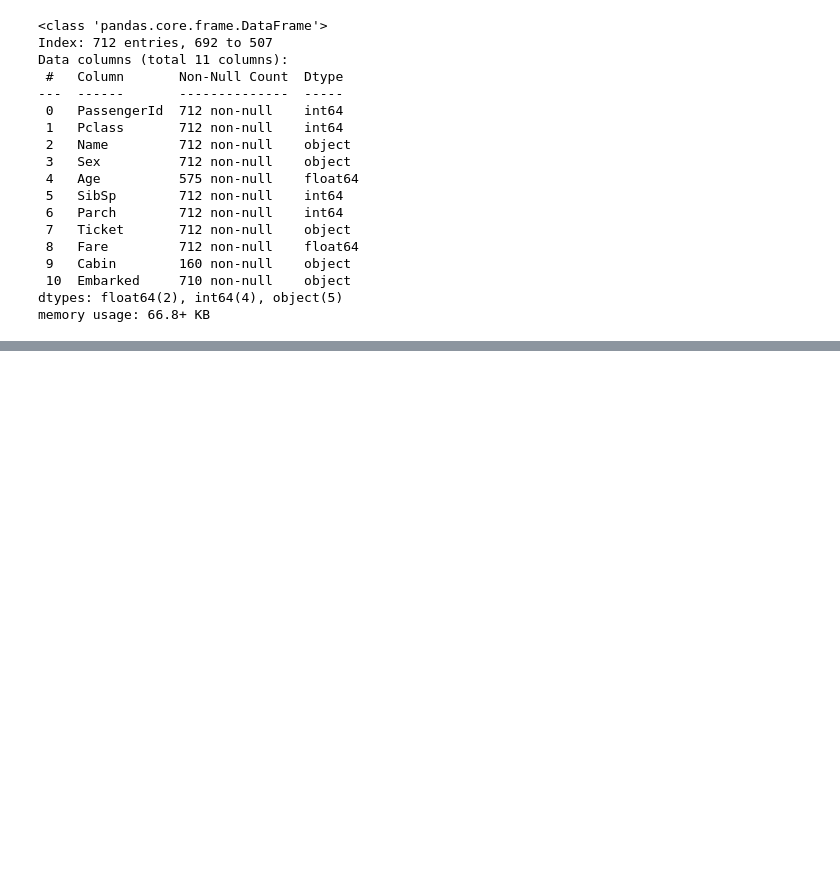
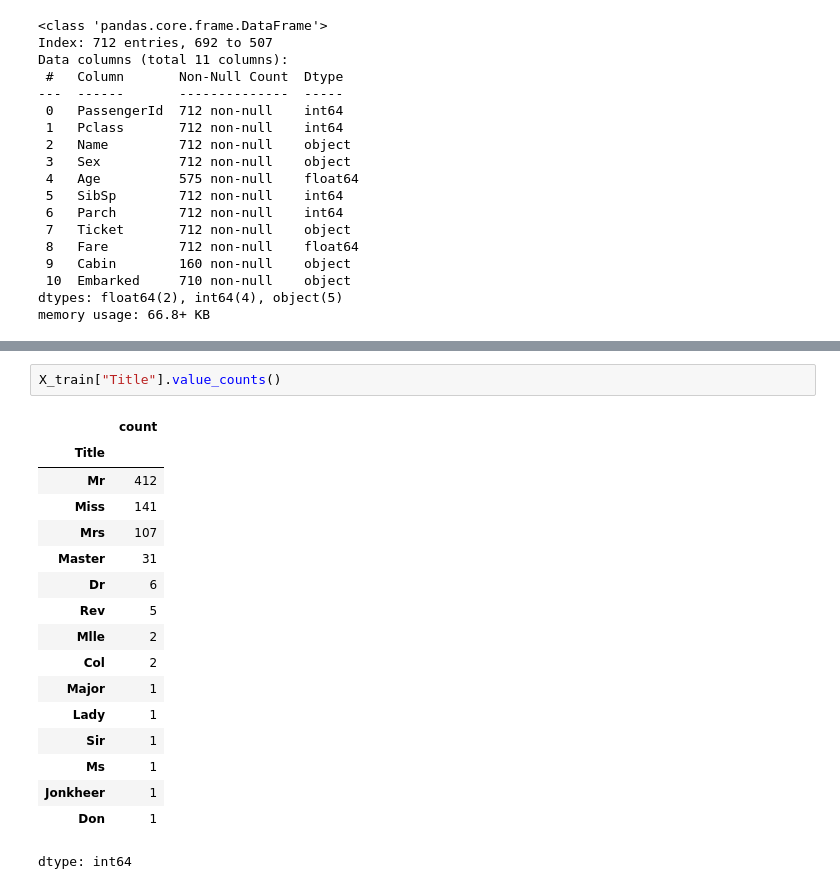
Before and after one commit to irnikesh/data-science, a Jupyter notebook: projects/titanic_survivor_predictor/Titanic_EDA.ipynb, the cells around one changed output, grey strips where cells are left out. Drawn from its saved outputs; the diff is of its cells as text; blank space fills up the shorter version.

```diff
--- a/projects/titanic_survivor_predictor/Titanic_EDA.ipynb
+++ b/projects/titanic_survivor_predictor/Titanic_EDA.ipynb
@@ -165,0 +200,20 @@ train_data.head()
+# %%
+X_train["Title"].value_counts()
+# %% [output]
+|  | count |
+| Title |  |
+| Mr | 412 |
+| Miss | 141 |
+| Mrs | 107 |
+| Master | 31 |
+| Dr | 6 |
+| Rev | 5 |
+| Mlle | 2 |
+| Col | 2 |
+| Major | 1 |
+| Lady | 1 |
+| Sir | 1 |
+| Ms | 1 |
+| Jonkheer | 1 |
+| Don | 1 |
+dtype: int64
```
Also changed, not shown: parts of 8 cells of this notebook.
